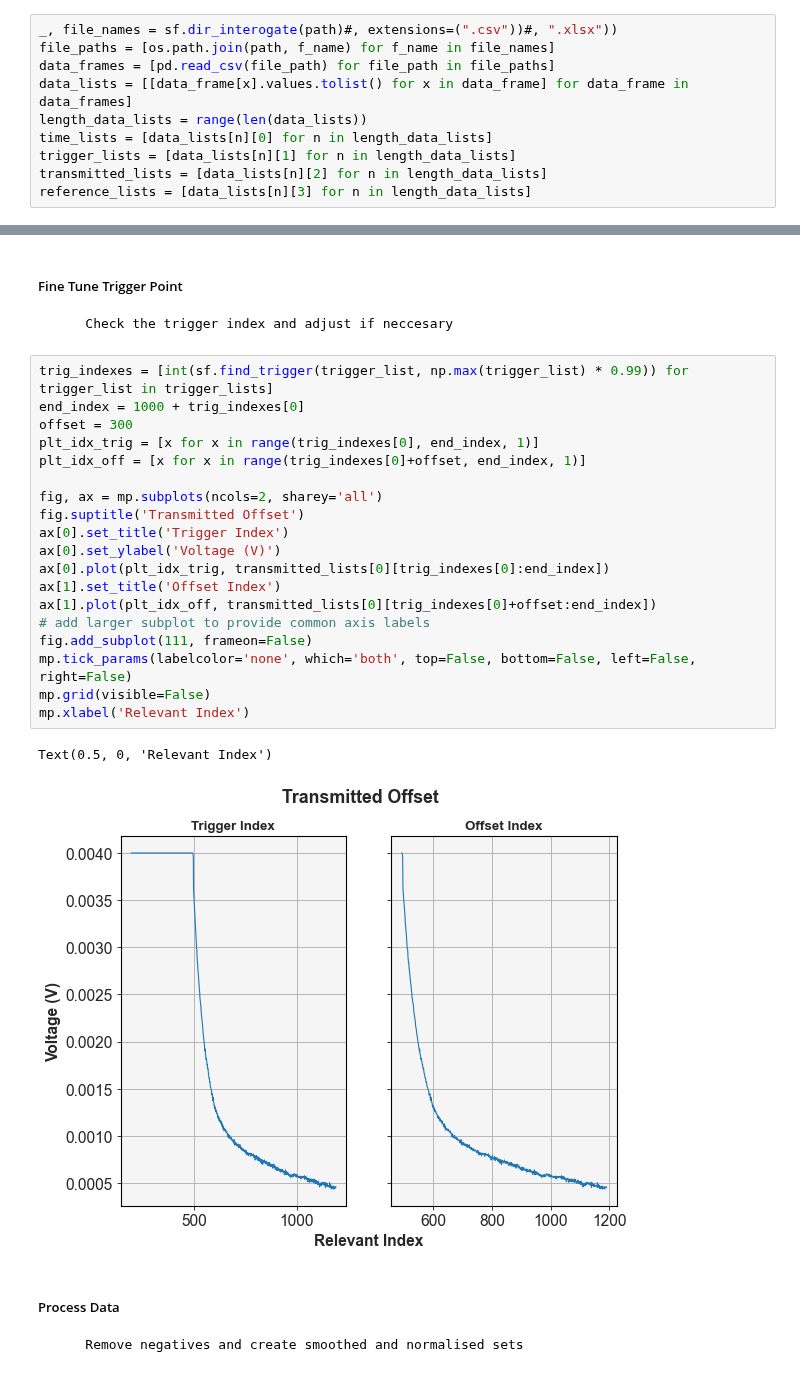
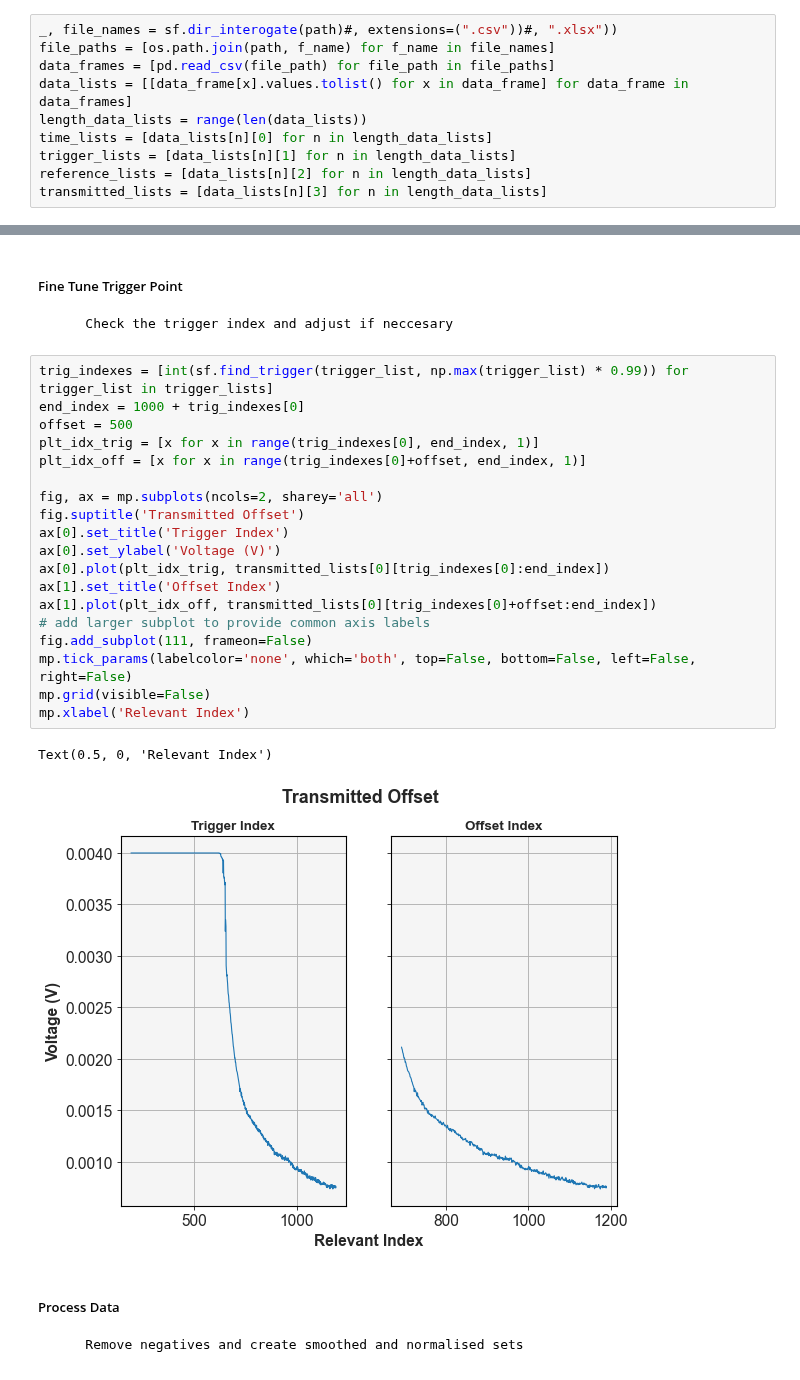
Before and after one commit to SMK-UK/Spectroscopy, a Jupyter notebook: T1_Analysis.ipynb, the cells around one changed output, grey strips where cells are left out. Drawn from its saved outputs; the diff is of its cells as text.

```diff
--- a/T1_Analysis.ipynb
+++ b/T1_Analysis.ipynb
@@ -30,8 +30,8 @@ data_lists = [[data_frame[x].values.tolist() for x in data_frame] for data_frame
 length_data_lists = range(len(data_lists))
 time_lists = [data_lists[n][0] for n in length_data_lists]
 trigger_lists = [data_lists[n][1] for n in length_data_lists]
-transmitted_lists = [data_lists[n][2] for n in length_data_lists]
-reference_lists = [data_lists[n][3] for n in length_data_lists]
+reference_lists = [data_lists[n][2] for n in length_data_lists]
+transmitted_lists = [data_lists[n][3] for n in length_data_lists]
 # %% [markdown]
 
 ##### Check channel assignment
@@ -53,25 +53,25 @@ ax.plot(time_lists[0], transmitted_lists[0], 'g')
 # %%
 trig_indexes = [int(sf.find_trigger(trigger_list, np.max(trigger_list) * 0.99)) for trigger_list in trigger_lists]
 end_index = 1000 + trig_indexes[0]
-offset = 300
+offset = 500
 plt_idx_trig = [x for x in range(trig_indexes[0], end_index, 1)]
 plt_idx_off = [x for x in range(trig_indexes[0]+offset, end_index, 1)]
 
 fig, ax = mp.subplots(ncols=2, sharey='all')
 fig.suptitle('Transmitted Offset')
 ax[0].set_title('Trigger Index')
 ax[0].set_ylabel('Voltage (V)')
 ax[0].plot(plt_idx_trig, transmitted_lists[0][trig_indexes[0]:end_index])
 ax[1].set_title('Offset Index')
 ax[1].plot(plt_idx_off, transmitted_lists[0][trig_indexes[0]+offset:end_index])
 # add larger subplot to provide common axis labels
 fig.add_subplot(111, frameon=False)
 mp.tick_params(labelcolor='none', which='both', top=False, bottom=False, left=False, right=False)
 mp.grid(visible=False)
 mp.xlabel('Relevant Index')
 # %% [output]
 Text(0.5, 0, 'Relevant Index')
-[figure, old version]
+[figure, new version]
 # %% [markdown]
 
 ##### Process Data
```
Also changed, not shown: parts of 7 cells of this notebook.
